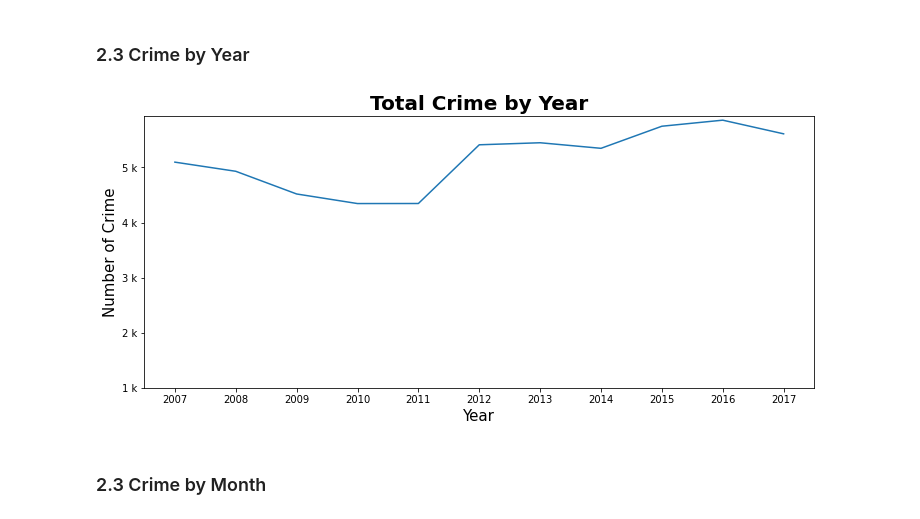
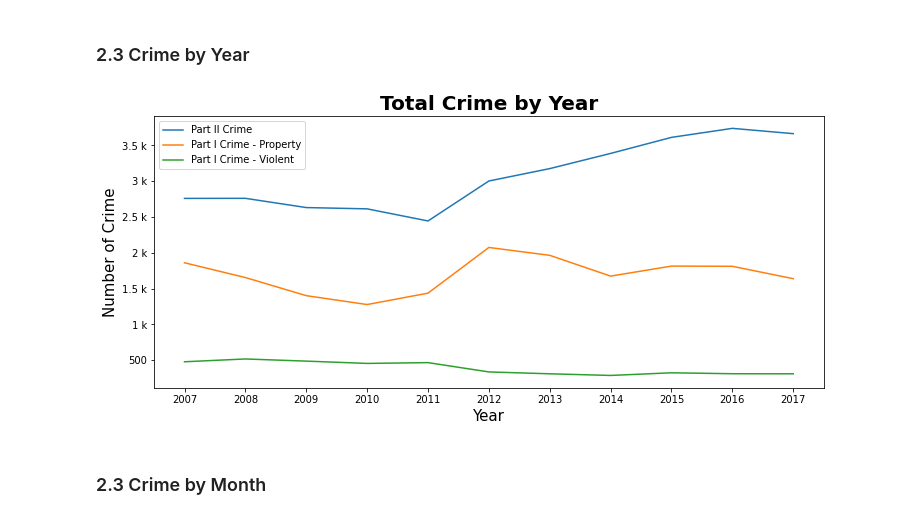
Before and after one commit to tingyiwu714/san-diego-crime-analysis, a Jupyter notebook: Spark_SD_Crime.ipynb, the cells around one changed output. Cells and saved outputs as stored; diff of their text form; code cells hidden in the pictures.

```diff
--- a/Spark_SD_Crime.ipynb
+++ b/Spark_SD_Crime.ipynb
@@ -228,8 +237,7 @@ Number of missing value per column:
 +----+--------+-----------+-------------+----+-------+
 # %%
 # Drop the rows with all NaN values
-# Drop the rows with block_address columns is NaN
-df = df.filter((df.date != 'NaN') & (df.block_address != 'NaN'))
+df = df.filter((df.date != 'NaN'))
 # %%
 # Count missing values of each columns
 missing = df.select([count(when(isnan(c), c)).alias(c) for c in df.columns])
@@ -314,7 +322,8 @@ diff.show()
 only showing top 20 rows
 # %%
 # Categorize the crimes
-df = df.withColumn('category', regexp_replace('category', 'FRAUD', 'Part II Crime'))\
+df = df.withColumn('category_old', df.category)\
+       .withColumn('category', regexp_replace('category', 'FRAUD', 'Part II Crime'))\
        .withColumn('category', regexp_replace('category', 'Vehicle Theft', 'Motor Vehicle Theft'))\
        .withColumn('category', regexp_replace('category', 'WEAPONS', 'Part II Crime'))\
        .withColumn('category', regexp_replace('category', 'Simple Assault', 'Part II Crime'))\
@@ -378,14 +387,13 @@ df = df.withColumn('block_address', trim('block_address'))\
        .withColumn('block_address', regexp_replace('block_address', ' TRZA ', ' TERRAZA '))\
        .withColumn('block_address', regexp_replace('block_address', ' CR DRIVE', ' CIRCLE'))\
        .withColumn('block_address', regexp_replace('block_address', ' MC ', ' MC'))\
-       .withColumn('block_address', regexp_replace('block_address', ' MARIPOS', ' MARIPOSA'))\
        .withColumn('block_address', regexp_replace('block_address', ' MARIPOSAA', ' MARIPOSA'))\
-       .withColumn('block_address', regexp_replace('block_address', ' DAYLILY', ' DAY LILY'))\
+       .withColumn('block_address', regexp_replace('block_address', ' DAYLILY ', ' DAY LILY '))\
        .withColumn('block_address', regexp_replace('block_address', ' AUTOPARK WAY', ' AUTO PARK WAY'))\
        .withColumn('block_address', regexp_replace('block_address', ' CTE ', ' CORTE '))\
        .withColumn('block_address', regexp_replace('block_address', ' HY', ' HWY'))\
        .withColumn('block_address', regexp_replace('block_address', ' DE GRAZIA', ' DEGRAZIA'))\
-       .withColumn('block_address', regexp_replace('block_address', ' CONFIERA', ' CONIFERA'))\
+       .withColumn('block_address', regexp_replace('block_address', ' CONFIERA ', ' CONIFERA '))\
        .withColumn('block_address', regexp_replace('block_address', ' STILLWATER ', ' STILL WATER '))\
        .withColumn('block_address', regexp_replace('block_address', ' WELLPOT ', ' WELLPOTT '))\
        .withColumn('block_address', regexp_replace('block_address', ' AV 4', ' AVENUE'))\
@@ -547,23 +552,26 @@ plt.show()
 San Diego City is the city with most reported crimes.
 # %% [markdown]
 ### 2.3 Crime by Year
+# %%
+df_year = df.select("year", "sub_part").groupBy(["year", "sub_part"]).count().orderBy(["year", "sub_part"], ascending=True)
 # %%
-df_year = df.groupBy('year').count().orderBy('year', ascending=True)
-
 crime_pd_df = df_year.toPandas()
 
 fig, ax = plt.subplots(figsize=(12, 5))
-ax = sns.lineplot(x="year", y="count", data=crime_pd_df)
-ax.xaxis.set_major_locator(MultipleLocator(1))
-ax.set_ylim(1000,)
+ax = sns.lineplot(x="year", y="count", data=crime_pd_df, hue="sub_part")
+ax.set_title('Total Crime by Year', fontsize=20, fontweight='bold')
 ax.set_xlabel('Year', fontsize=15)
 ax.set_ylabel('Number of Crime', fontsize=15)
-ax.set_title('Total Crime by Year', fontsize=20, fontweight='bold')
+ax.xaxis.set_major_locator(MultipleLocator(1)) # Set x axis interval
 ax.yaxis.set_major_formatter(EngFormatter())
+# Remove ledgend title
+handles0, labels0 = ax.get_legend_handles_labels()
+ax.legend(labels=labels0[1:])
+plt.legend(labels=['Part II Crime', 'Part I Crime - Property', "Part I Crime - Violent"])
 
 plt.show()
 # %% [output]
-[figure, old version]
+[figure, new version]
 # %% [markdown]
 ### 2.3 Crime by Month
 # %%
```
Also changed, not shown: parts of 14 cells of this notebook.
